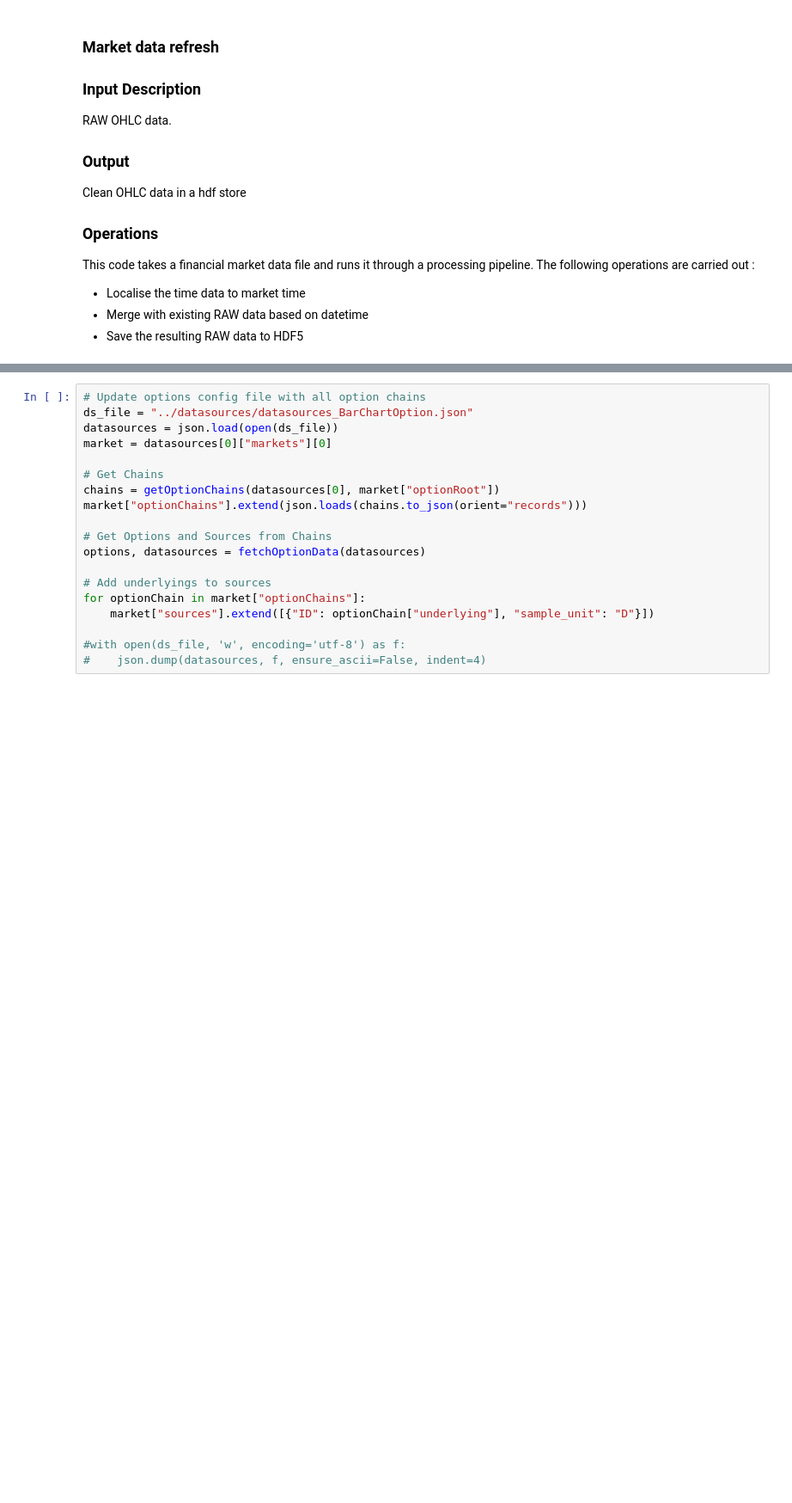
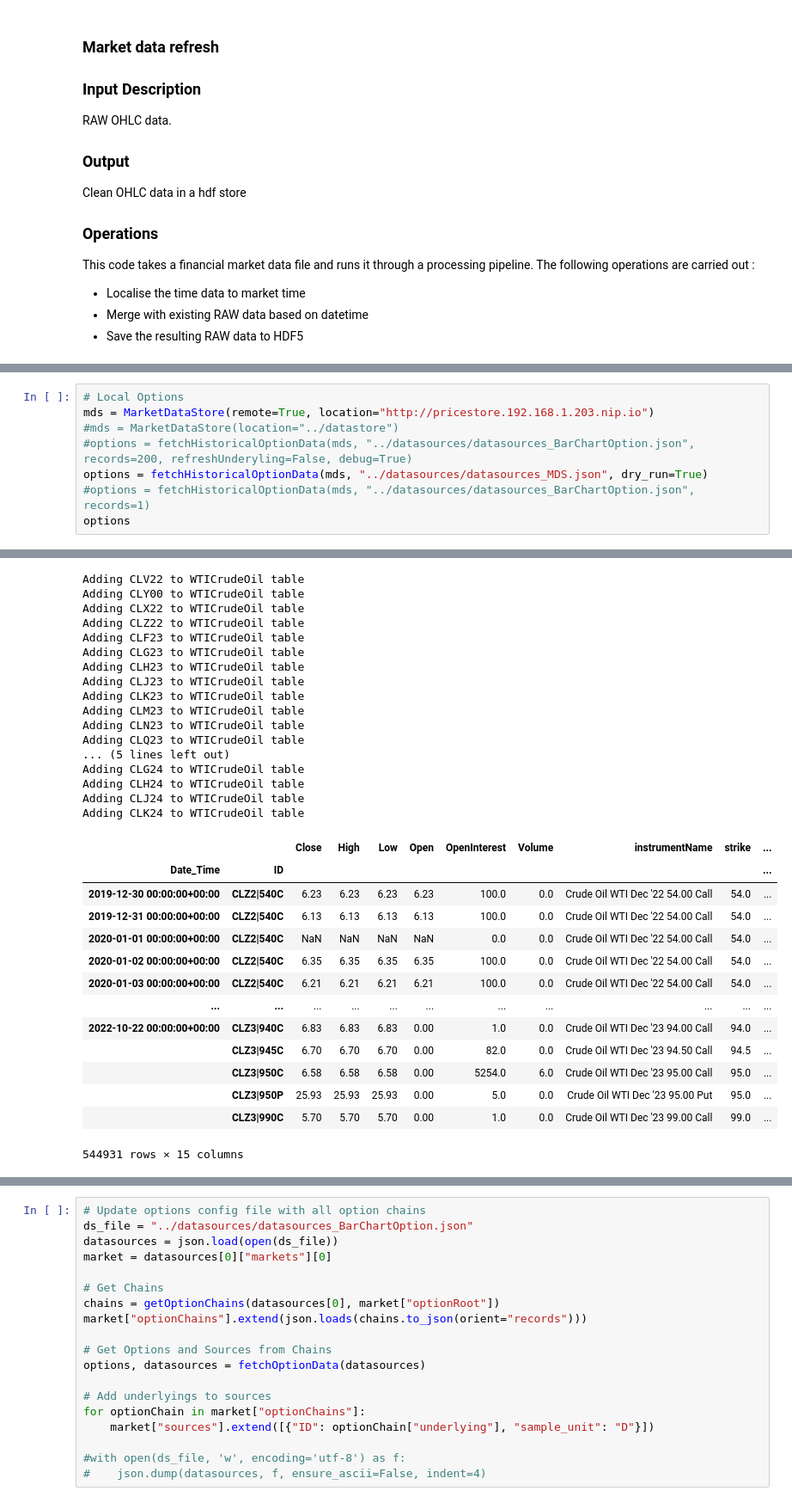
Before and after one commit to cwilko/marketinsights-price-aggregator, a Jupyter notebook: notebooks/datarefresh.ipynb, the cells around one changed output, grey strips where cells are left out. Shown at 86% size. Drawn from its saved outputs; the diff is of its cells as text; blank space fills up the shorter version.

Commit message:
Support Option contracts

```diff
--- a/notebooks/datarefresh.ipynb
+++ b/notebooks/datarefresh.ipynb
@@ -212,0 +168,9 @@ def appendOptionChainPrices(mds, ds_file):
+# %%
+# Local Options
+mds = MarketDataStore(remote=True, location="http://pricestore.192.168.1.203.nip.io")
+#mds = MarketDataStore(location="../datastore")
+#options = fetchHistoricalOptionData(mds, "../datasources/datasources_BarChartOption.json", records=200, refreshUnderyling=False, debug=True)
+options = fetchHistoricalOptionData(mds, "../datasources/datasources_MDS.json", dry_run=True)
+#options = fetchHistoricalOptionData(mds, "../datasources/datasources_BarChartOption.json", records=1)
+options
+# %% [output]
@@ -212,0 +194,31 @@ def appendOptionChainPrices(mds, ds_file):
+Adding CLV22 to WTICrudeOil table
+Adding CLY00 to WTICrudeOil table
+Adding CLX22 to WTICrudeOil table
+Adding CLZ22 to WTICrudeOil table
+Adding CLF23 to WTICrudeOil table
+Adding CLG23 to WTICrudeOil table
+Adding CLH23 to WTICrudeOil table
+Adding CLJ23 to WTICrudeOil table
+Adding CLK23 to WTICrudeOil table
+Adding CLM23 to WTICrudeOil table
+Adding CLN23 to WTICrudeOil table
+Adding CLQ23 to WTICrudeOil table
+... (5 lines left out)
+Adding CLG24 to WTICrudeOil table
+Adding CLH24 to WTICrudeOil table
+Adding CLJ24 to WTICrudeOil table
+Adding CLK24 to WTICrudeOil table
+|  |  | Close | High | Low | Open | OpenInterest | Volume | instrumentName | strike | ... |
+| Date_Time | ID |  |  |  |  |  |  |  |  | ... |
+| 2019-12-30 00:00:00+00:00 | CLZ2|540C | 6.23 | 6.23 | 6.23 | 6.23 | 100.0 | 0.0 | Crude Oil WTI Dec '22 54.00 Call | 54.0 | ... |
+| 2019-12-31 00:00:00+00:00 | CLZ2|540C | 6.13 | 6.13 | 6.13 | 6.13 | 100.0 | 0.0 | Crude Oil WTI Dec '22 54.00 Call | 54.0 | ... |
+| 2020-01-01 00:00:00+00:00 | CLZ2|540C | NaN | NaN | NaN | NaN | 0.0 | 0.0 | Crude Oil WTI Dec '22 54.00 Call | 54.0 | ... |
+| 2020-01-02 00:00:00+00:00 | CLZ2|540C | 6.35 | 6.35 | 6.35 | 6.35 | 100.0 | 0.0 | Crude Oil WTI Dec '22 54.00 Call | 54.0 | ... |
+| 2020-01-03 00:00:00+00:00 | CLZ2|540C | 6.21 | 6.21 | 6.21 | 6.21 | 100.0 | 0.0 | Crude Oil WTI Dec '22 54.00 Call | 54.0 | ... |
+| ... | ... | ... | ... | ... | ... | ... | ... | ... | ... | ... |
+| 2022-10-22 00:00:00+00:00 | CLZ3|940C | 6.83 | 6.83 | 6.83 | 0.00 | 1.0 | 0.0 | Crude Oil WTI Dec '23 94.00 Call | 94.0 | ... |
+|  | CLZ3|945C | 6.70 | 6.70 | 6.70 | 0.00 | 82.0 | 0.0 | Crude Oil WTI Dec '23 94.50 Call | 94.5 | ... |
+|  | CLZ3|950C | 6.58 | 6.58 | 6.58 | 0.00 | 5254.0 | 6.0 | Crude Oil WTI Dec '23 95.00 Call | 95.0 | ... |
+|  | CLZ3|950P | 25.93 | 25.93 | 25.93 | 0.00 | 5.0 | 0.0 | Crude Oil WTI Dec '23 95.00 Put | 95.0 | ... |
+|  | CLZ3|990C | 5.70 | 5.70 | 5.70 | 0.00 | 1.0 | 0.0 | Crude Oil WTI Dec '23 99.00 Call | 99.0 | ... |
+544931 rows × 15 columns
```
Also changed, not shown: parts of 31 cells of this notebook, 8 other files.
